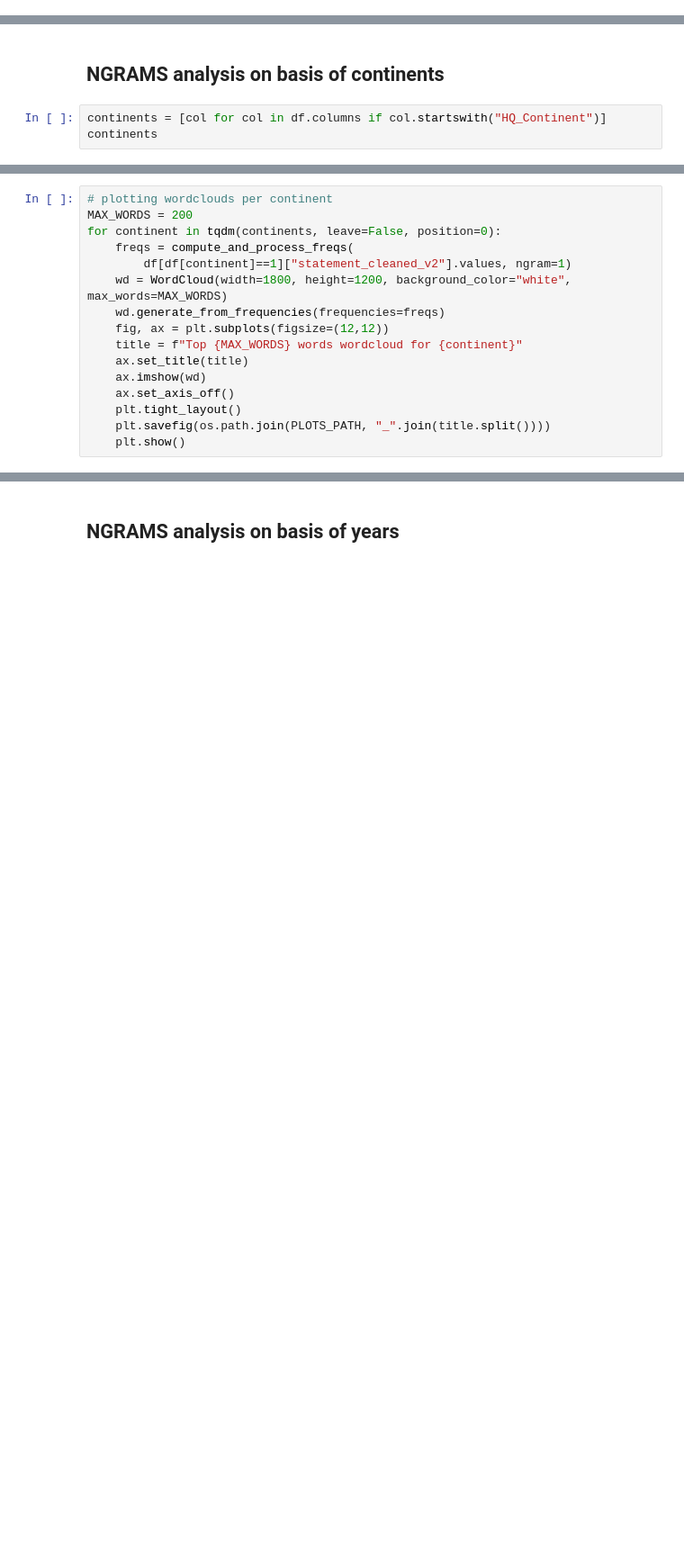
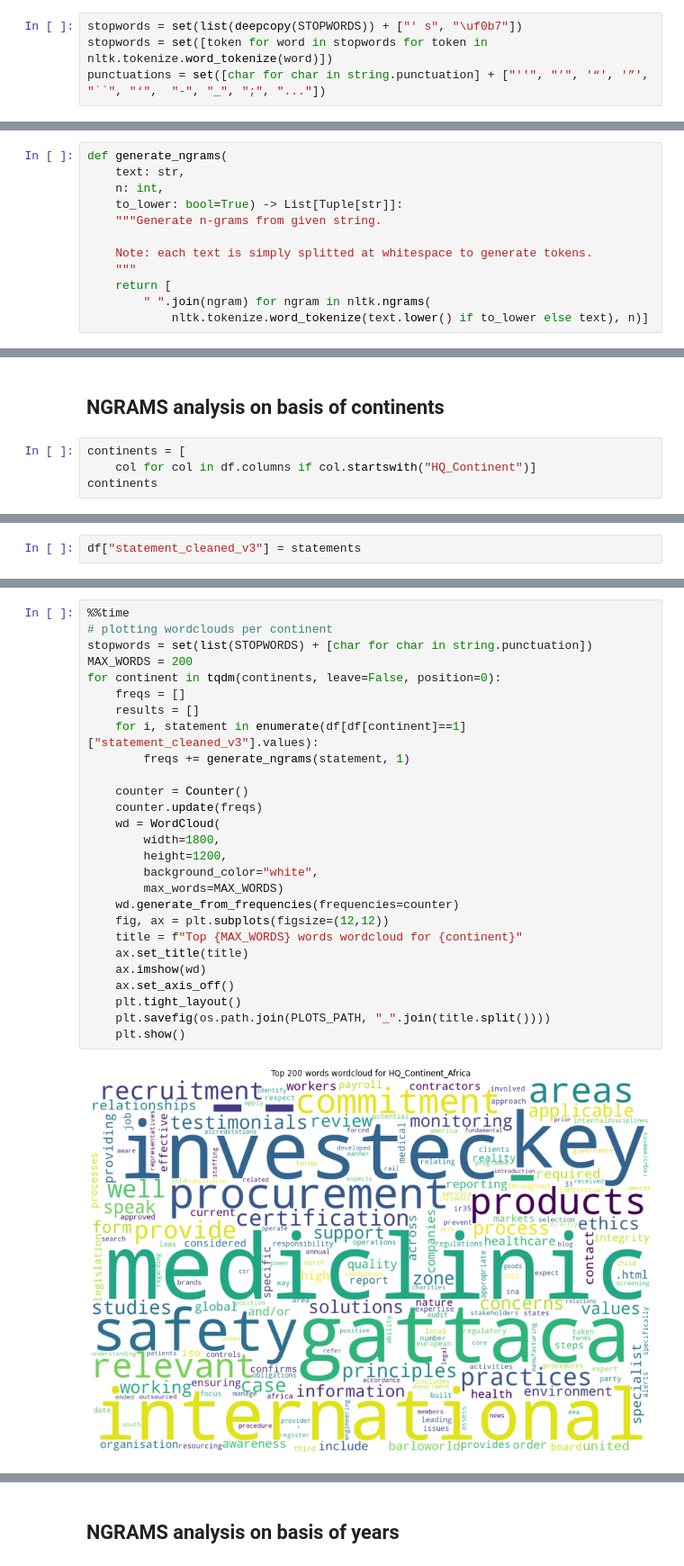
Before and after one commit to dmp1999/modern_slavery_registry, a Jupyter notebook: notebooks/20210827-ngrams-analysis.ipynb, the cells around one changed output, grey strips where cells are left out. Shown at 90% size. Cells and saved outputs as stored; diff of their text form; blank space fills up the shorter version.

```diff
--- a/notebooks/20210827-ngrams-analysis.ipynb
+++ b/notebooks/20210827-ngrams-analysis.ipynb
@@ -70,0 +91,4 @@ def compute_and_process_freqs(
+# %%
+stopwords = set(list(deepcopy(STOPWORDS)) + ["' s", "\uf0b7"])
+stopwords = set([token for word in stopwords for token in nltk.tokenize.word_tokenize(word)])
+punctuations = set([char for char in string.punctuation] + ["''", "’", '“', '”', "``", "‘",  "-", "_", ";", "..."])
@@ -70,0 +130,12 @@ def compute_and_process_freqs(
+# %%
+def generate_ngrams(
+    text: str,
+    n: int,
+    to_lower: bool=True) -> List[Tuple[str]]:
+    """Generate n-grams from given string.
+
+    Note: each text is simply splitted at whitespace to generate tokens.
+    """
+    return [
+        " ".join(ngram) for ngram in nltk.ngrams(
+            nltk.tokenize.word_tokenize(text.lower() if to_lower else text), n)]
@@ -71,5 +243,6 @@ def compute_and_process_freqs(
 # %% [markdown]
 ## NGRAMS analysis on basis of continents
 # %%
-continents = [col for col in df.columns if col.startswith("HQ_Continent")]
+continents = [
+    col for col in df.columns if col.startswith("HQ_Continent")]
 continents
@@ -75,0 +256,2 @@ continents
+# %%
+df["statement_cleaned_v3"] = statements
@@ -76,16 +260,29 @@ continents
 # %%
+%%time
 # plotting wordclouds per continent
+stopwords = set(list(STOPWORDS) + [char for char in string.punctuation])
 MAX_WORDS = 200
 for continent in tqdm(continents, leave=False, position=0):
-    freqs = compute_and_process_freqs(
-        df[df[continent]==1]["statement_cleaned_v2"].values, ngram=1)
-    wd = WordCloud(width=1800, height=1200, background_color="white", max_words=MAX_WORDS)
-    wd.generate_from_frequencies(frequencies=freqs)
+    freqs = []
+    results = []
+    for i, statement in enumerate(df[df[continent]==1]["statement_cleaned_v3"].values):
+        freqs += generate_ngrams(statement, 1)
+
+    counter = Counter()
+    counter.update(freqs)
+    wd = WordCloud(
+        width=1800,
+        height=1200,
+        background_color="white",
+        max_words=MAX_WORDS)
+    wd.generate_from_frequencies(frequencies=counter)
     fig, ax = plt.subplots(figsize=(12,12))
     title = f"Top {MAX_WORDS} words wordcloud for {continent}"
     ax.set_title(title)
     ax.imshow(wd)
     ax.set_axis_off()
     plt.tight_layout()
     plt.savefig(os.path.join(PLOTS_PATH, "_".join(title.split())))
     plt.show()
+# %% [output]
+[figure, added]
```
Also changed, not shown: parts of 34 cells of this notebook, 4 other files.
